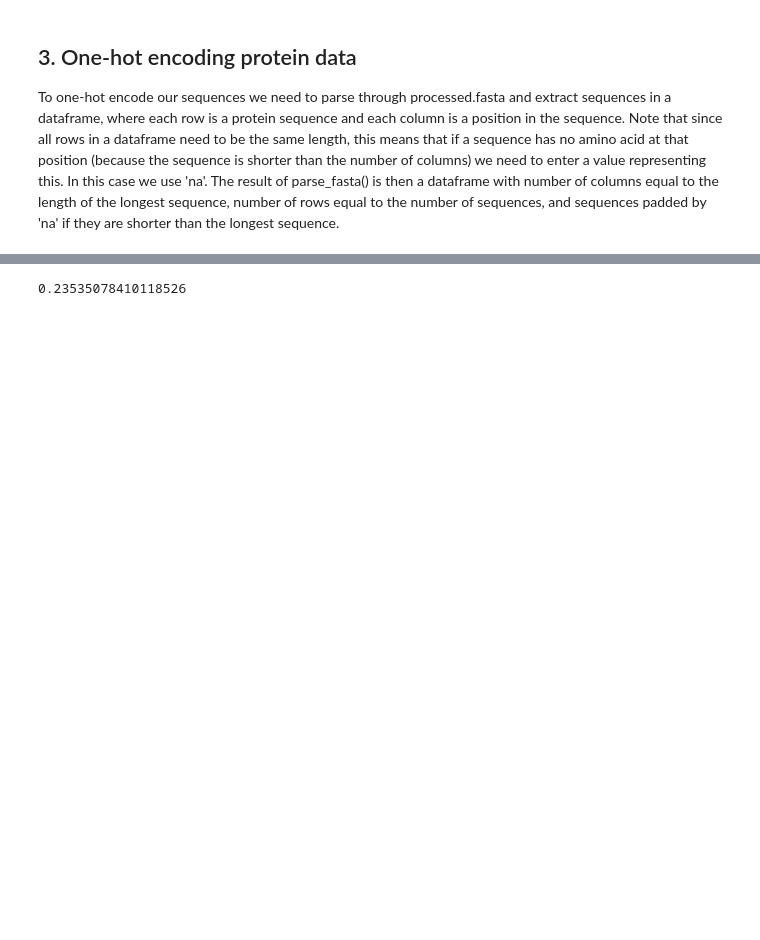
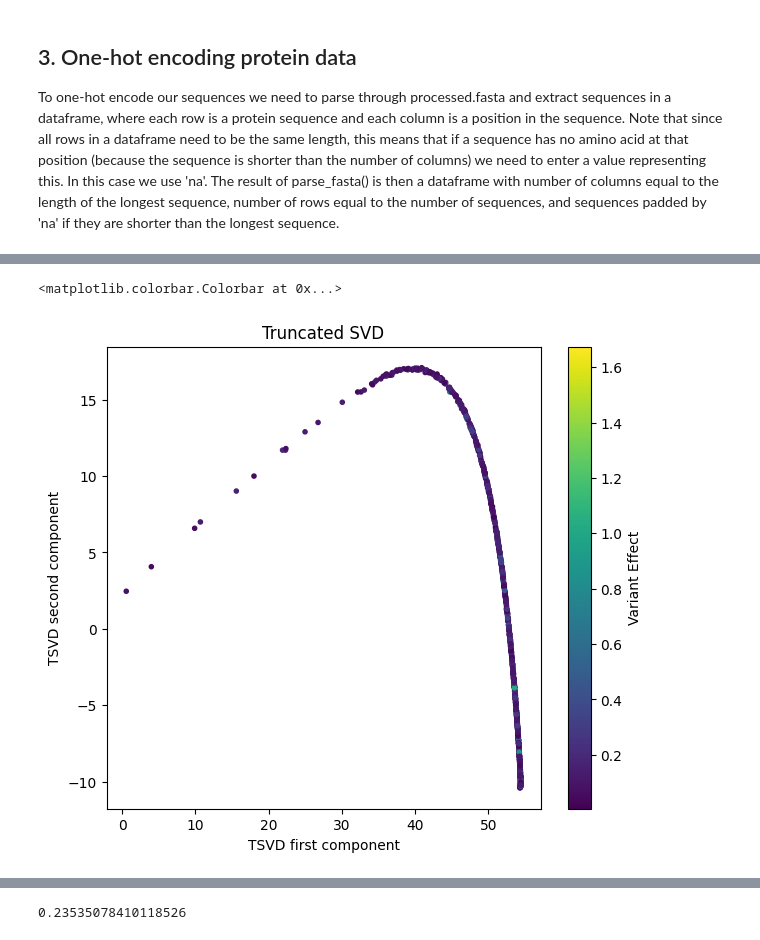
Before and after one commit to ABarancewicz/Introduction_to_ML, a Jupyter notebook: E3-basic_ml/E3_basic_ML.ipynb, the cells around one changed output, grey strips where cells are left out. Saved outputs shown, nothing was run; the diff lists cells and outputs as text; code cells hidden in the pictures; blank space fills up the shorter version.

```diff
--- a/E3-basic_ml/E3_basic_ML.ipynb
+++ b/E3-basic_ml/E3_basic_ML.ipynb
@@ -140,0 +142,12 @@ plt.colorbar(sc, label='Variant Effect')
+# %%
+# Plotting TSVD results
+fig_dims = (7, 6)
+fig, ax = plt.subplots(figsize=fig_dims)
+sc = ax.scatter(tsvd_train_sequences[:,0], tsvd_train_sequences[:,1], c=train_targets, marker='.')
+ax.set_xlabel('TSVD first component')
+ax.set_ylabel('TSVD second component')
+ax.set_title('Truncated SVD')
+plt.colorbar(sc, label='Variant Effect')
+# %% [output]
+<matplotlib.colorbar.Colorbar at 0x...>
+[figure, added]
```
Also changed, not shown: parts of 10 cells of this notebook.
